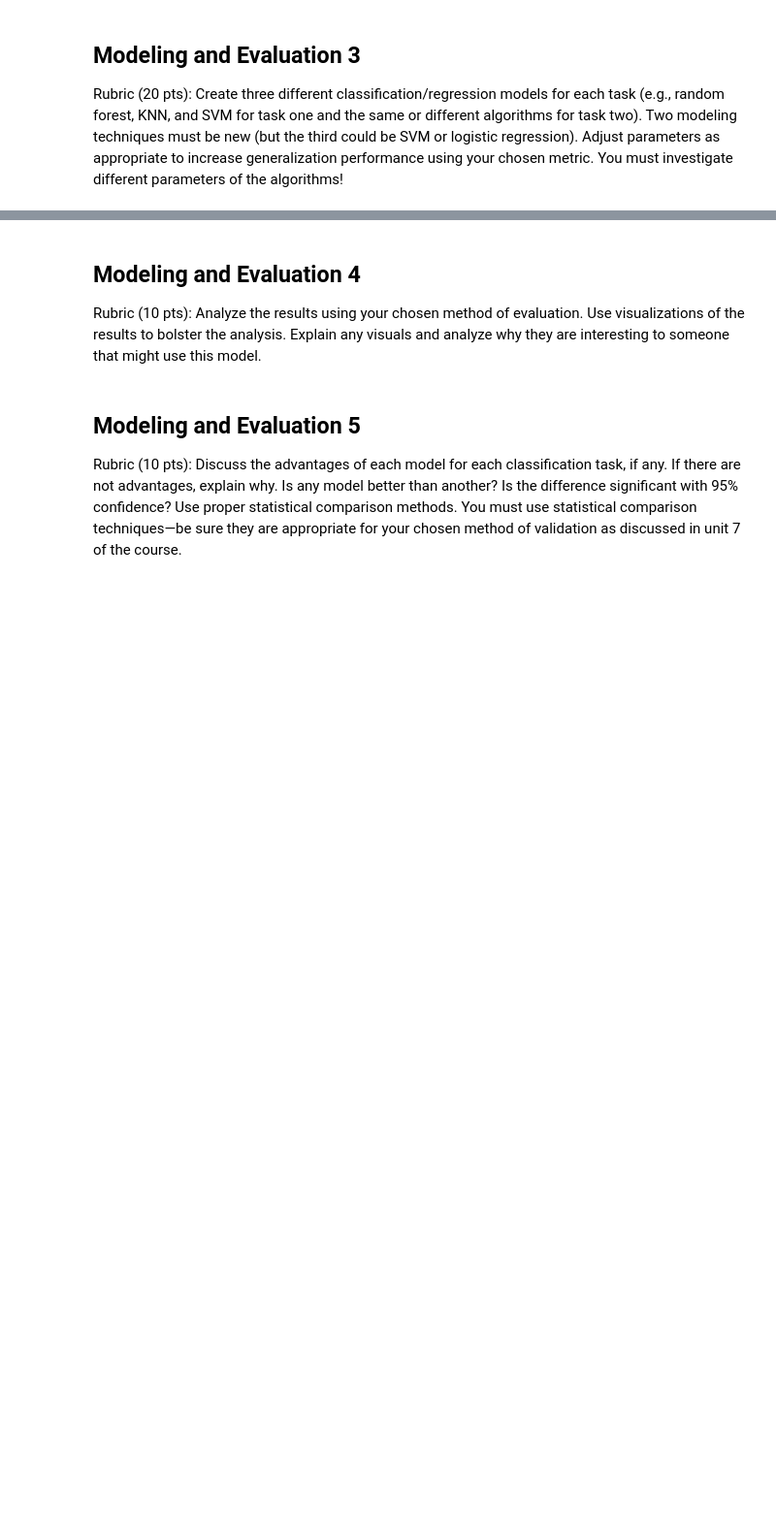
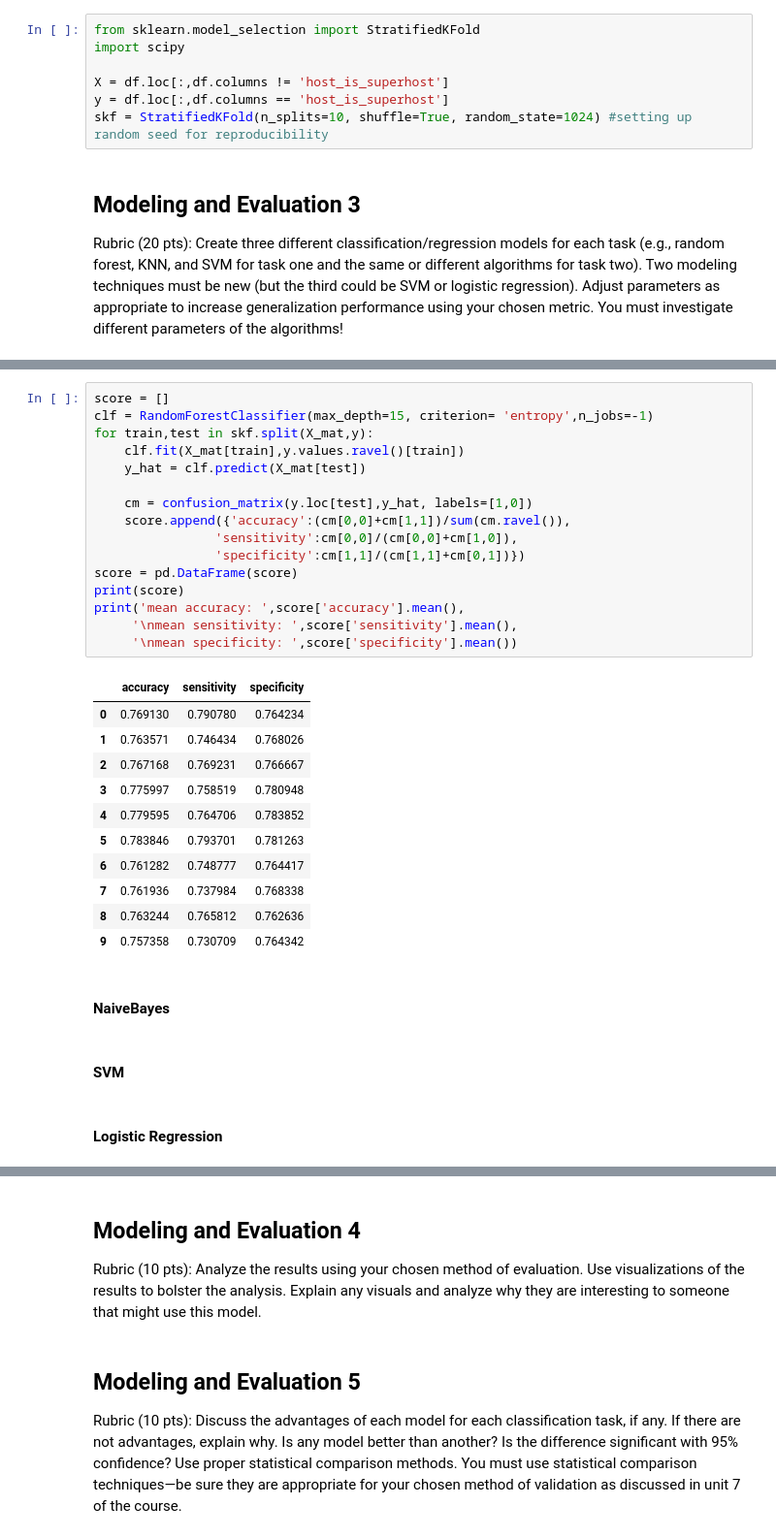
Before and after one commit to boneeyah/DS7331_Group, a Jupyter notebook: Lab2.ipynb, the cells around one changed output, grey strips where cells are left out. Shown at 97% size. Drawn from its saved outputs; the diff is of its cells as text; blank space fills up the shorter version.

```diff
--- a/Lab2.ipynb
+++ b/Lab2.ipynb
@@ -312,3 +321,10 @@ your chosen method is appropriate or use more than one method as appropriate. Fo
+# %%
+from sklearn.model_selection import StratifiedKFold
+import scipy
+
+X = df.loc[:,df.columns != 'host_is_superhost']
+y = df.loc[:,df.columns == 'host_is_superhost']
+skf = StratifiedKFold(n_splits=10, shuffle=True, random_state=1024) #setting up random seed for reproducibility
 # %% [markdown]
 ## Modeling and Evaluation 3
 Rubric (20 pts): Create three different classification/regression models for each task (e.g., random forest, KNN, and SVM for task one and the same or different algorithms for task two). Two modeling techniques must be new (but the third could be SVM or logistic regression). Adjust parameters as appropriate to increase generalization performance using your chosen metric. You must investigate different parameters of the algorithms!
@@ -314,0 +403,34 @@ Rubric (20 pts): Create three different classification/regression models for eac
+# %%
+score = []
+clf = RandomForestClassifier(max_depth=15, criterion= 'entropy',n_jobs=-1)
+for train,test in skf.split(X_mat,y):
+    clf.fit(X_mat[train],y.values.ravel()[train])
+    y_hat = clf.predict(X_mat[test])
+
+    cm = confusion_matrix(y.loc[test],y_hat, labels=[1,0])
+    score.append({'accuracy':(cm[0,0]+cm[1,1])/sum(cm.ravel()),
+                'sensitivity':cm[0,0]/(cm[0,0]+cm[1,0]),
+                'specificity':cm[1,1]/(cm[1,1]+cm[0,1])})
+score = pd.DataFrame(score)
+print(score)
+print('mean accuracy: ',score['accuracy'].mean(),
+     '\nmean sensitivity: ',score['sensitivity'].mean(),
+     '\nmean specificity: ',score['specificity'].mean())
+# %% [output]
+|  | accuracy | sensitivity | specificity |
+| 0 | 0.769130 | 0.790780 | 0.764234 |
+| 1 | 0.763571 | 0.746434 | 0.768026 |
+| 2 | 0.767168 | 0.769231 | 0.766667 |
+| 3 | 0.775997 | 0.758519 | 0.780948 |
+| 4 | 0.779595 | 0.764706 | 0.783852 |
+| 5 | 0.783846 | 0.793701 | 0.781263 |
+| 6 | 0.761282 | 0.748777 | 0.764417 |
+| 7 | 0.761936 | 0.737984 | 0.768338 |
+| 8 | 0.763244 | 0.765812 | 0.762636 |
+| 9 | 0.757358 | 0.730709 | 0.764342 |
+# %% [markdown]
+#### NaiveBayes
+# %% [markdown]
+#### SVM
+# %% [markdown]
+#### Logistic Regression
```
Also changed, not shown: parts of 13 cells of this notebook.
